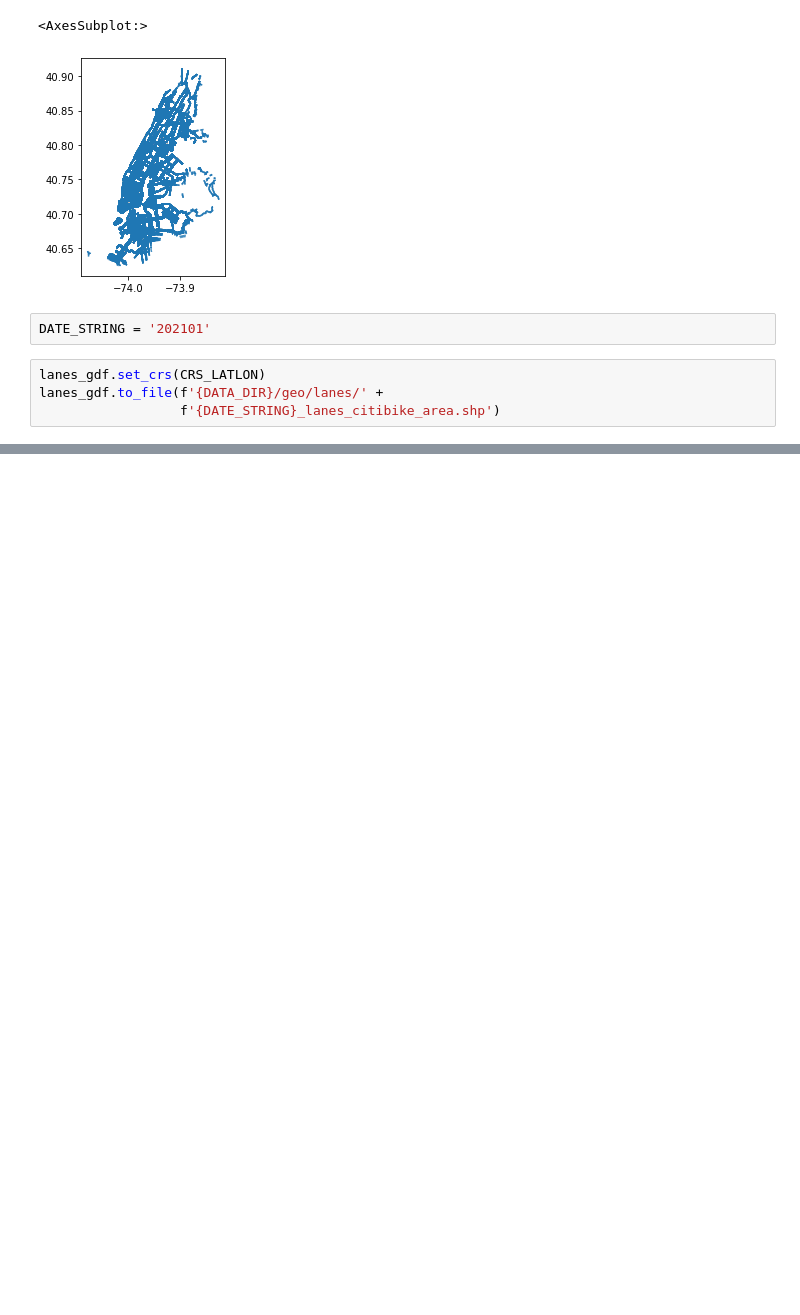
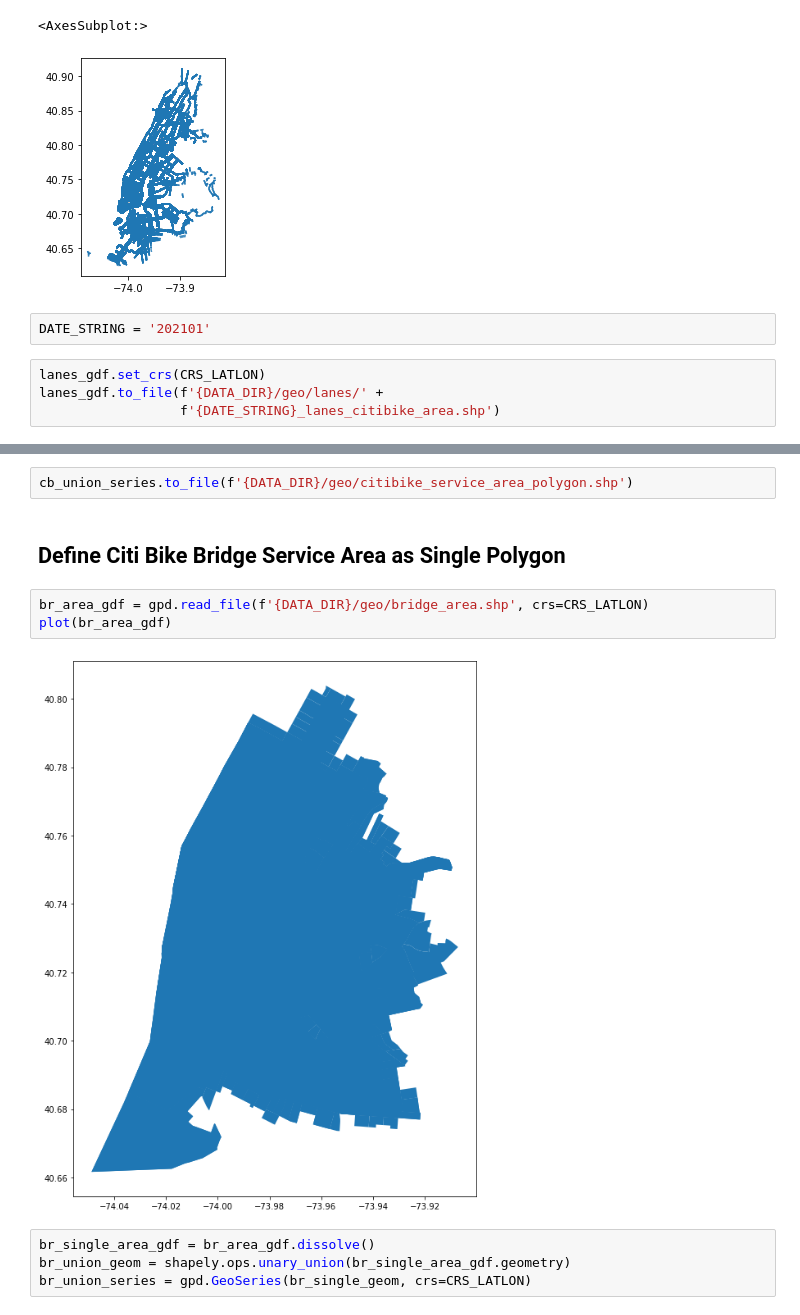
Before and after one commit to cpcarey/nyu-cusp-ads-bike, a Jupyter notebook: notebooks/cc0004_create_service_areas.ipynb, the cells around one changed output, grey strips where cells are left out. Drawn from its saved outputs; the diff is of its cells as text; blank space fills up the shorter version.

```diff
--- a/notebooks/cc0004_create_service_areas.ipynb
+++ b/notebooks/cc0004_create_service_areas.ipynb
@@ -39,0 +57,13 @@ lanes_gdf.to_file(f'{DATA_DIR}/geo/lanes/' +
+# %%
+cb_union_series.to_file(f'{DATA_DIR}/geo/citibike_service_area_polygon.shp')
+# %% [markdown]
+## Define Citi Bike Bridge Service Area as Single Polygon
+# %%
+br_area_gdf = gpd.read_file(f'{DATA_DIR}/geo/bridge_area.shp', crs=CRS_LATLON)
+plot(br_area_gdf)
+# %% [output]
+[figure, added]
+# %%
+br_single_area_gdf = br_area_gdf.dissolve()
+br_union_geom = shapely.ops.unary_union(br_single_area_gdf.geometry)
+br_union_series = gpd.GeoSeries(br_single_geom, crs=CRS_LATLON)
```
Also changed, not shown: parts of 6 cells of this notebook, 15 other files.
